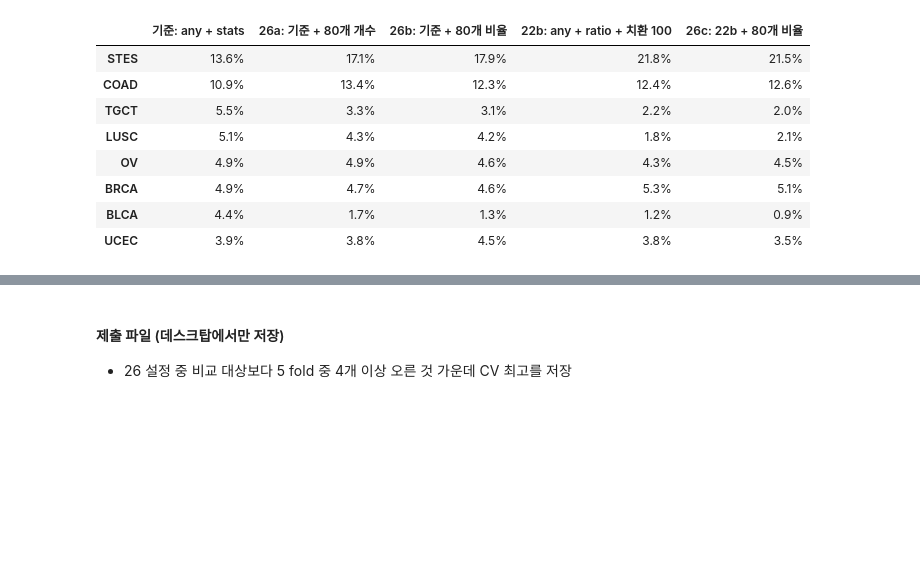
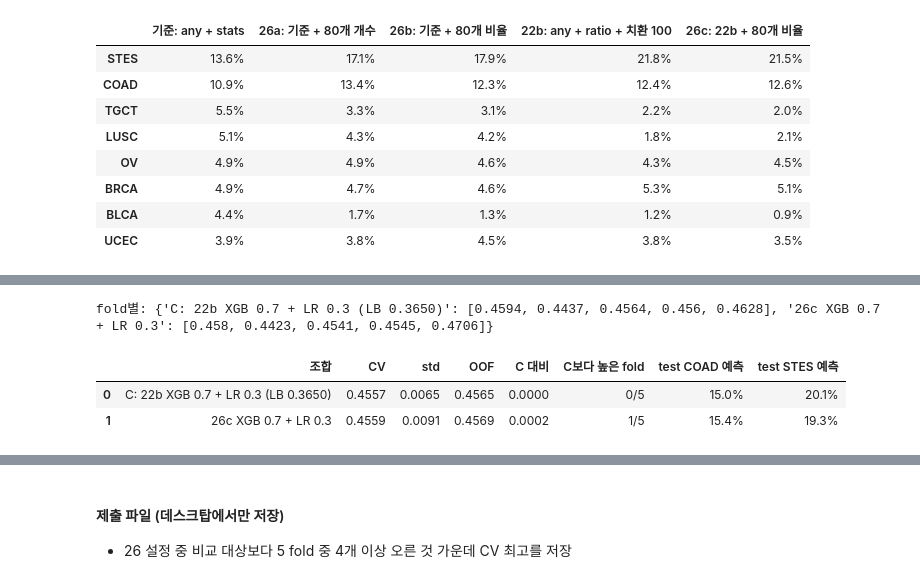
Before and after one commit to seol-ditto/dacon-cancer-subclass, a Jupyter notebook: notebooks/26_aa_type_features.ipynb, the cells around one changed output, grey strips where cells are left out. Cells and saved outputs as stored; diff of their text form; code cells hidden in the pictures; blank space fills up the shorter version.

```diff
--- a/notebooks/26_aa_type_features.ipynb
+++ b/notebooks/26_aa_type_features.ipynb
@@ -248,0 +255,25 @@ pd.DataFrame({k: pd.Series(le.classes_[v['test_proba'].argmax(1)]).value_counts(
+# %%
+from sklearn.linear_model import LogisticRegression
+from src.validation import macro_f1
+
+r_lr = run_cv(lambda: LogisticRegression(C=0.1, max_iter=3000, class_weight='balanced', random_state=SEED),
+              F_tr['any'].astype('float32'), y, F_te['any'].astype('float32'), folds=folds, verbose=False)
+blend = lambda r: (0.7 * r['oof_proba'] + 0.3 * r_lr['oof_proba'], 0.7 * r['test_proba'] + 0.3 * r_lr['test_proba'])
+BL = {'C: 22b XGB 0.7 + LR 0.3 (LB 0.3650)': blend(R['22b: any + ratio + 치환 100']),
+      '26c XGB 0.7 + LR 0.3': blend(R['26c: 22b + 80개 비율'])}
+fsb = lambda P: np.array([macro_f1(y[va], P[va].argmax(1)) for _, va in folds])
+bC = fsb(BL['C: 22b XGB 0.7 + LR 0.3 (LB 0.3650)'][0])
+coad, stes = list(le.classes_).index('COAD'), list(le.classes_).index('STES')
+rows = []
+for name, (po, pt) in BL.items():
+    s, pred = fsb(po), pt.argmax(1)
+    rows.append({'조합': name, 'CV': round(s.mean(), 4), 'std': round(s.std(), 4), 'OOF': round(macro_f1(y, po.argmax(1)), 4),
+                 'C 대비': round(s.mean() - bC.mean(), 4), 'C보다 높은 fold': f'{int((s > bC).sum())}/5',
+                 'test COAD 예측': f'{np.mean(pred == coad):.1%}', 'test STES 예측': f'{np.mean(pred == stes):.1%}'})
+print('fold별:', {k: np.round(fsb(v[0]), 4).tolist() for k, v in BL.items()})
+pd.DataFrame(rows)
+# %% [output]
+fold별: {'C: 22b XGB 0.7 + LR 0.3 (LB 0.3650)': [0.4594, 0.4437, 0.4564, 0.456, 0.4628], '26c XGB 0.7 + LR 0.3': [0.458, 0.4423, 0.4541, 0.4545, 0.4706]}
+|  | 조합 | CV | std | OOF | C 대비 | C보다 높은 fold | test COAD 예측 | test STES 예측 |
+| 0 | C: 22b XGB 0.7 + LR 0.3 (LB 0.3650) | 0.4557 | 0.0065 | 0.4565 | 0.0000 | 0/5 | 15.0% | 20.1% |
+| 1 | 26c XGB 0.7 + LR 0.3 | 0.4559 | 0.0091 | 0.4569 | 0.0002 | 1/5 | 15.4% | 19.3% |
```
Also changed, not shown: parts of 6 cells of this notebook.
